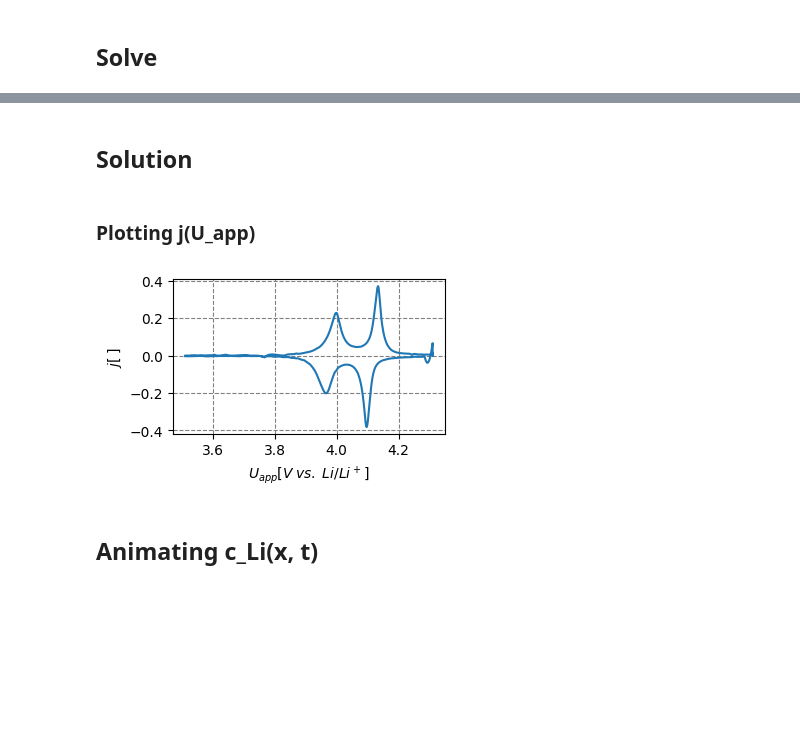
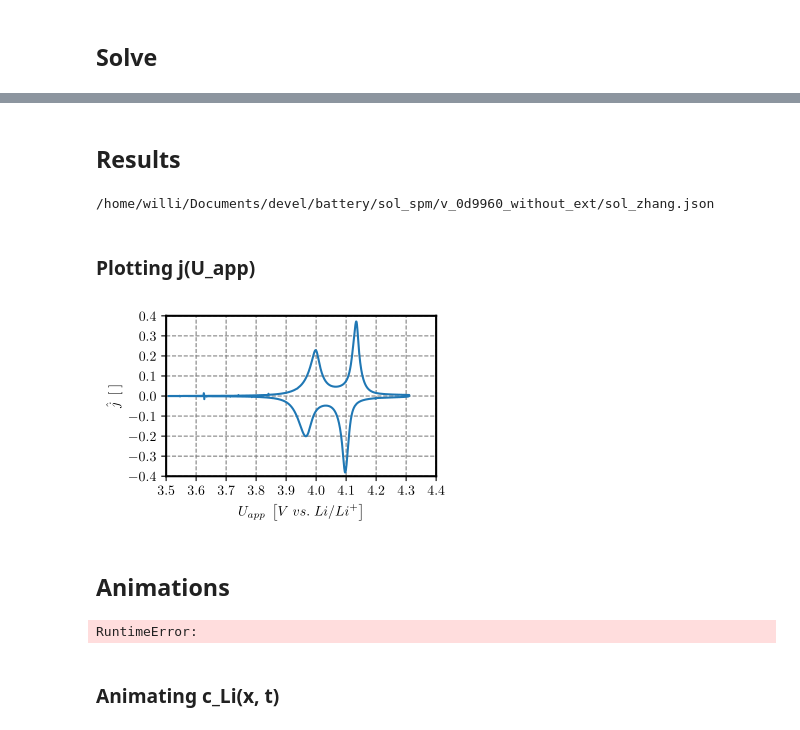
Before and after one commit to willi-z/batmania, a Jupyter notebook: SPM_Zhang.ipynb, the cells around one changed output, grey strips where cells are left out. Cells and saved outputs as stored; diff of their text form; code cells hidden in the pictures; blank space fills up the shorter version.

```diff
--- a/SPM_Zhang.ipynb
+++ b/SPM_Zhang.ipynb
@@ -39,7 +113,6 @@ const = {
 electrode = {
     "D": 2.2e-9 * 1e-4, # [cm^2 s^-1] -> [m^2 s^-1]
     "Rs": 5e-4 * 1e-2, # [cm] -> [m]
-    "c_ini": 23.7 * 1e3, # [mol dm^-3] -> [mol m^-3]
     "c_max": 23.7 * 1e3, # [mol dm^-3] -> [mol m^-3]
     "k": 0.00019 * np.power(1e-2, (5 / 2)), # [cm^(5/2) s^-1 mol^(-1/2)] -> [m^(5/2) s^-1 mol^(-1/2)]
     "beta": 0.5, # []
@@ -50,7 +123,7 @@ electrolyte = {
     "c_max": 1.0 * 1e3, # [mol dm^-3] -> [mol m^-3]
 }
 
-electrode["c_ini"] *= (1 - 1e-4) # adding imperfection
+electrode["c_ini"] = mod_imperfection * electrode["c_max"] # adding imperfection
 # %% [markdown]
 The imperfection of the intiial concentration of the electrode is required, due to the Volmer-Butler-Equation beeing zero in this case no matter the current over-potential.
 # %% [markdown]
@@ -342,2 +664,2 @@ sol = solve_ivp(
 # %% [markdown]
-## Solution
+## Results
@@ -361,27 +666,80 @@ js = js * (electrode["Rs"] / (electrode["D"] * electrode["c_max"])) # dimensionl
+# %%
+from pathlib import Path
+import polars as pl
+
+variants = ["zhang", "zhang_ode", "zhang_dae"]
+curr_variant = variants[0]
+
+storageFile = result_path / ("sol_" +  curr_variant + ".json")
+print(storageFile.absolute())
+df = pl.read_json(storageFile)
+# %% [output]
+/home/willi/Documents/devel/battery/sol_spm/v_0d9960_without_ext/sol_zhang.json
+# %%
+Us = df.get_column("U").view()
+ts = df.get_column("t").view()
+Is = df.get_column("I").view()
+js = df.get_column("j").view()
 # %% [markdown]
 ### Plotting j(U_app)
 # %%
 import matplotlib.pyplot as plt
 from matplotlib.ticker import AutoMinorLocator
 from helpers import set_size
 
 fig,ax = plt.subplots(figsize=set_size(245))
 
-ax.plot(u_apps, js)
+ax.plot(Us, js)
 
 ax.xaxis.grid(which='both', color='gray', linestyle='dashed')
 ax.yaxis.grid(color='gray', linestyle='dashed')
 
-ax.set_xlabel(r"$U_{app} \left[ V \; vs. \; Li/Li^+\right]$")
-ax.set_ylabel(r"$j \left[ \; \right]$")
+ax.set_xlabel(r"$U_{app} \; \left[ V \; vs. \; Li/Li^+\right]$")
+ax.set_ylabel(r"$\hat{j} \; \left[ \; \right]$")
+
+import numpy as np
+
+x_min = np.floor(U_start * 10) / 10
+x_max = np.ceil(U_max * 10) / 10
+dx = x_max - x_max
+delta_x = 0.1
+
+minor_locator = AutoMinorLocator(1)
+ax.xaxis.set_minor_locator(minor_locator)
+ax.set_xticks(np.arange(x_min, x_max + delta_x, delta_x))
+ax.set_xlim([x_min, x_max])
+
+y_min = np.floor(np.min(js) * 10) / 10
+y_max = np.ceil(np.max(js) * 10) / 10
+dy = y_max - y_min
+delta_y = 0.1
+minor_locator = AutoMinorLocator(1)
+ax.yaxis.set_minor_locator(minor_locator)
+ax.set_yticks(np.arange(y_min, y_max + delta_y, delta_y))
+ax.set_ylim([y_min, y_max])
+
+for axis in ['top', 'bottom', 'left', 'right']:
+    ax.spines[axis].set_color('black')
+    ax.spines[axis].set_linewidth(1.5)
+
 
 fig.tight_layout(pad=0)
 
-plt.show()
+if store_images:
+    plt.savefig(result_path / ("sol_" + curr_variant + "_j(Uapp).pgf"))
+
+fig
 # %% [output]
-[figure, old version]
+[figure, new version]
+# %% [markdown]
+## Animations
+# %%
+# used to stop here
+raise RuntimeError
+# %% [output]
+RuntimeError:
 # %% [markdown]
-## Animating c_Li(x, t)
+### Animating c_Li(x, t)
 # %%
 import matplotlib.pyplot as plt
 from matplotlib.ticker import AutoMinorLocator
```
Also changed, not shown: parts of 30 cells of this notebook, 1 other file.
